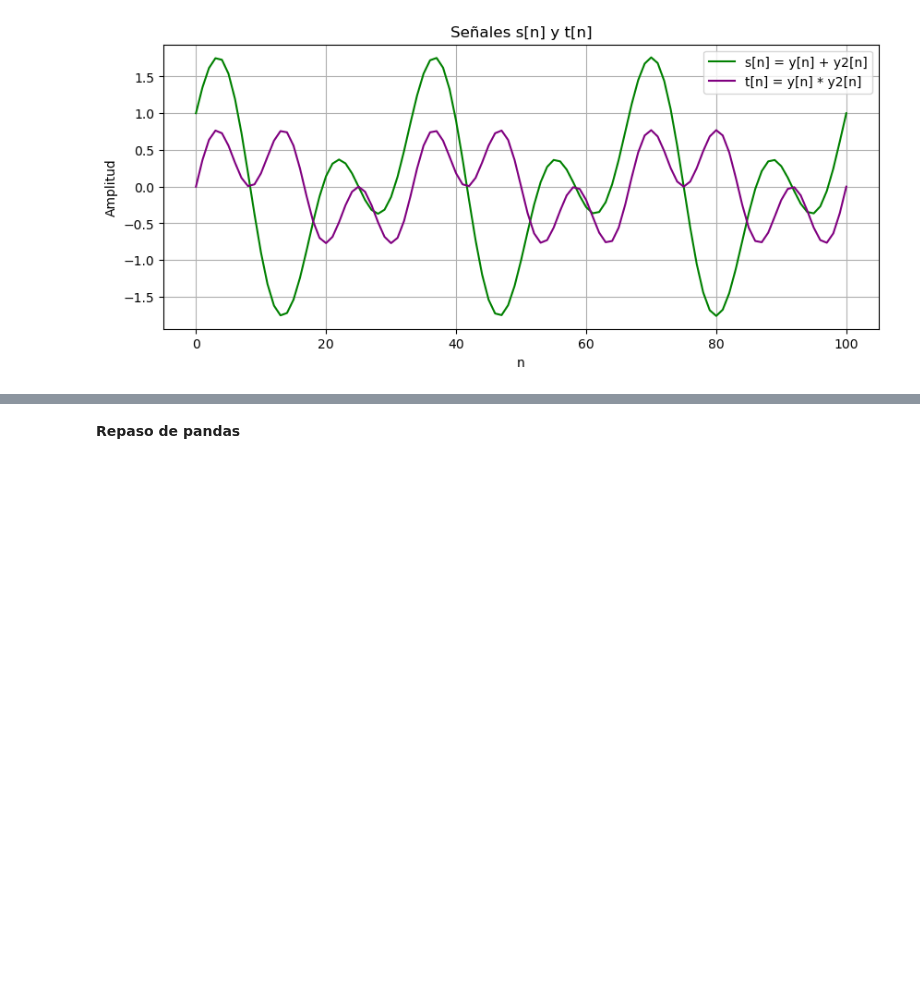
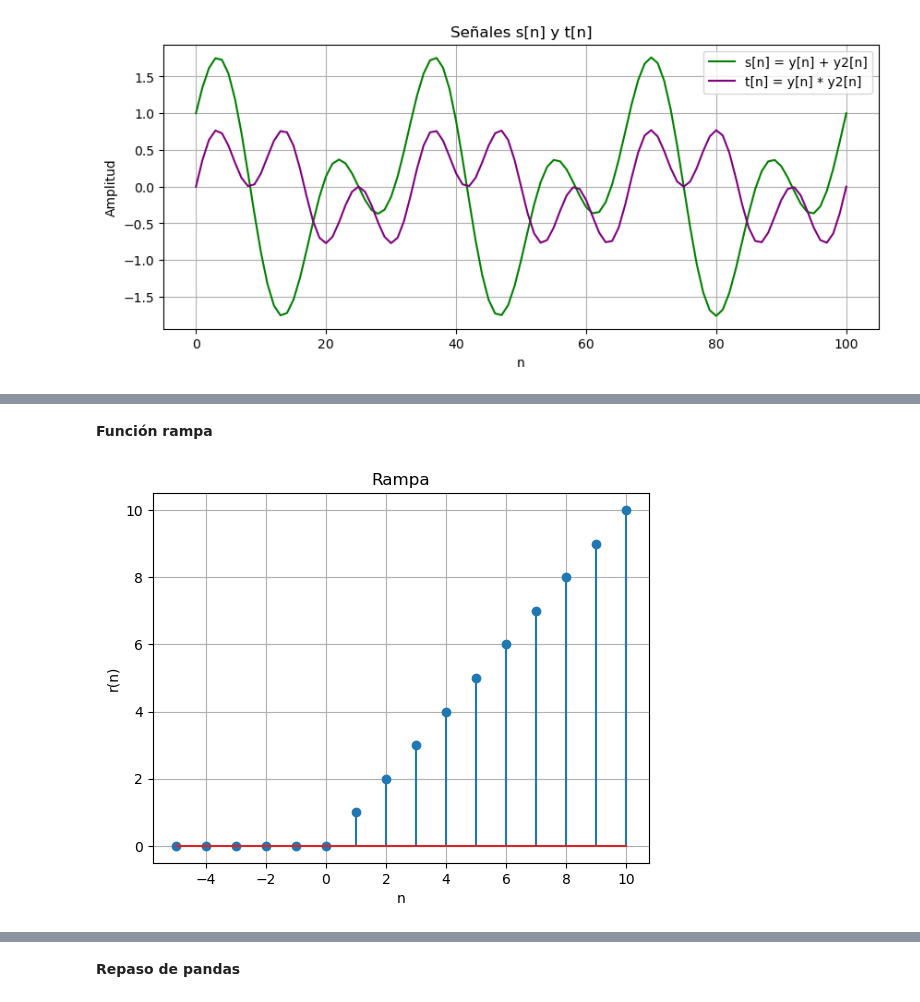
Before and after one commit to Victoriapn/Lab_Biose-ales, a Jupyter notebook: practica 1/Copia_de_introducción_a_python.ipynb, the cells around one changed output, grey strips where cells are left out. Saved outputs shown, nothing was run; the diff lists cells and outputs as text; code cells hidden in the pictures; blank space fills up the shorter version.

```diff
--- a/practica 1/Copia_de_introducción_a_python.ipynb
+++ b/practica 1/Copia_de_introducción_a_python.ipynb
@@ -157,0 +180,20 @@ plt.show()
+# %% [markdown]
+**Función rampa**
+# %%
+def rampa(n0, n1, n2, m=1):
+    n = np.arange(n1, n2 + 1)
+    x = m * (n - n0) * (n >= n0)
+
+    return x, n
+# EJEMPLO
+x, n = rampa(0, -5, 10, 1)
+
+plt.figure()
+plt.stem(n, x)
+plt.xlabel("n")
+plt.ylabel("r(n)")
+plt.title("Rampa")
+plt.grid()
+plt.show()
+# %% [output]
+[figure, added]
```
Also changed, not shown: parts of 15 cells of this notebook.
